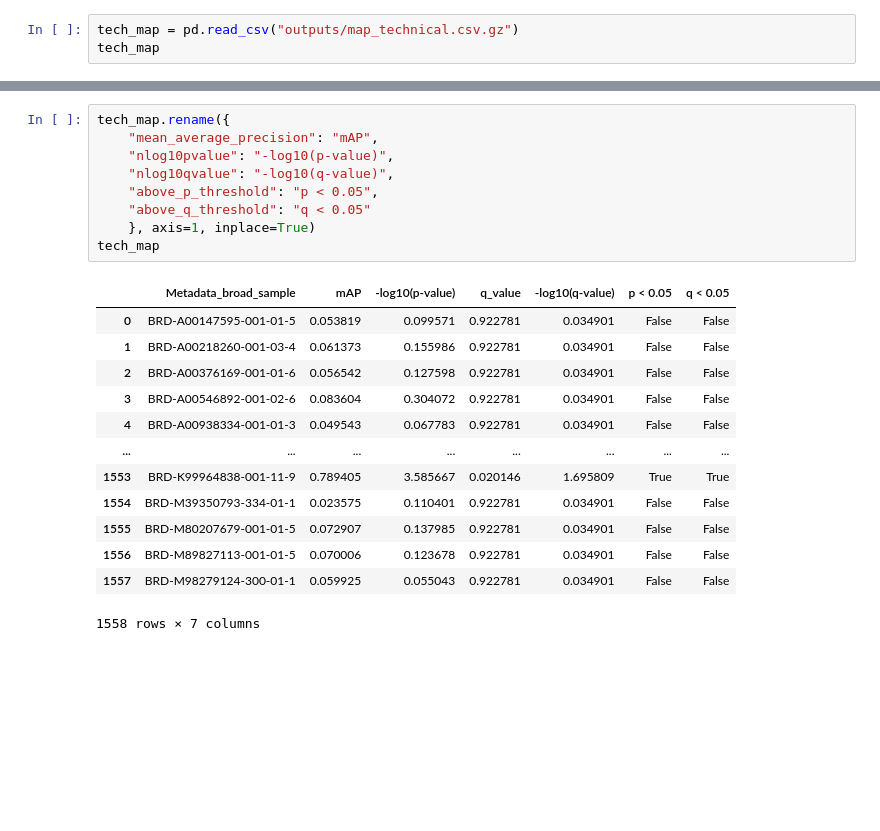
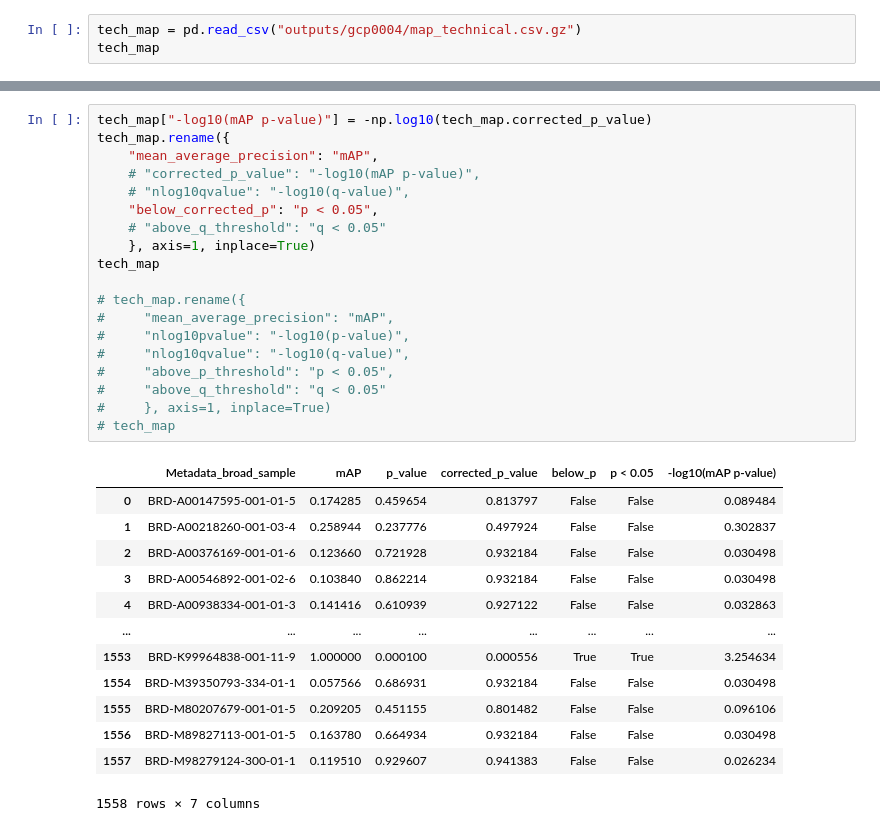
Before and after one commit to alxndrkalinin/grit-benchmark, a Jupyter notebook: 1.calculate-metrics/lincs/tech_replicability.ipynb, the cells around one changed output, grey strips where cells are left out. Drawn from its saved outputs; the diff is of its cells as text; blank space fills up the shorter version.

```diff
--- a/1.calculate-metrics/lincs/tech_replicability.ipynb
+++ b/1.calculate-metrics/lincs/tech_replicability.ipynb
@@ -16,4 +27,4 @@ plt.rcParams["font.size"] = 14
 # %%
-tech_map = pd.read_csv("outputs/map_technical.csv.gz")
+tech_map = pd.read_csv("outputs/gcp0004/map_technical.csv.gz")
 tech_map
 # %% [output]
@@ -33,24 +44,34 @@ tech_map
 # %%
+tech_map["-log10(mAP p-value)"] = -np.log10(tech_map.corrected_p_value)
 tech_map.rename({
     "mean_average_precision": "mAP",
-    "nlog10pvalue": "-log10(p-value)",
-    "nlog10qvalue": "-log10(q-value)",
-    "above_p_threshold": "p < 0.05",
-    "above_q_threshold": "q < 0.05"
+    # "corrected_p_value": "-log10(mAP p-value)",
+    # "nlog10qvalue": "-log10(q-value)",
+    "below_corrected_p": "p < 0.05",
+    # "above_q_threshold": "q < 0.05"
     }, axis=1, inplace=True)
 tech_map
+
+# tech_map.rename({
+#     "mean_average_precision": "mAP",
+#     "nlog10pvalue": "-log10(p-value)",
+#     "nlog10qvalue": "-log10(q-value)",
+#     "above_p_threshold": "p < 0.05",
+#     "above_q_threshold": "q < 0.05"
+#     }, axis=1, inplace=True)
+# tech_map
 # %% [output]
-|  | Metadata_broad_sample | mAP | -log10(p-value) | q_value | -log10(q-value) | p < 0.05 | q < 0.05 |
-| 0 | BRD-A00147595-001-01-5 | 0.053819 | 0.099571 | 0.922781 | 0.034901 | False | False |
-| 1 | BRD-A00218260-001-03-4 | 0.061373 | 0.155986 | 0.922781 | 0.034901 | False | False |
-| 2 | BRD-A00376169-001-01-6 | 0.056542 | 0.127598 | 0.922781 | 0.034901 | False | False |
-| 3 | BRD-A00546892-001-02-6 | 0.083604 | 0.304072 | 0.922781 | 0.034901 | False | False |
-| 4 | BRD-A00938334-001-01-3 | 0.049543 | 0.067783 | 0.922781 | 0.034901 | False | False |
+|  | Metadata_broad_sample | mAP | p_value | corrected_p_value | below_p | p < 0.05 | -log10(mAP p-value) |
+| 0 | BRD-A00147595-001-01-5 | 0.174285 | 0.459654 | 0.813797 | False | False | 0.089484 |
+| 1 | BRD-A00218260-001-03-4 | 0.258944 | 0.237776 | 0.497924 | False | False | 0.302837 |
+| 2 | BRD-A00376169-001-01-6 | 0.123660 | 0.721928 | 0.932184 | False | False | 0.030498 |
+| 3 | BRD-A00546892-001-02-6 | 0.103840 | 0.862214 | 0.932184 | False | False | 0.030498 |
+| 4 | BRD-A00938334-001-01-3 | 0.141416 | 0.610939 | 0.927122 | False | False | 0.032863 |
 | ... | ... | ... | ... | ... | ... | ... | ... |
-| 1553 | BRD-K99964838-001-11-9 | 0.789405 | 3.585667 | 0.020146 | 1.695809 | True | True |
-| 1554 | BRD-M39350793-334-01-1 | 0.023575 | 0.110401 | 0.922781 | 0.034901 | False | False |
-| 1555 | BRD-M80207679-001-01-5 | 0.072907 | 0.137985 | 0.922781 | 0.034901 | False | False |
-| 1556 | BRD-M89827113-001-01-5 | 0.070006 | 0.123678 | 0.922781 | 0.034901 | False | False |
-| 1557 | BRD-M98279124-300-01-1 | 0.059925 | 0.055043 | 0.922781 | 0.034901 | False | False |
+| 1553 | BRD-K99964838-001-11-9 | 1.000000 | 0.000100 | 0.000556 | True | True | 3.254634 |
+| 1554 | BRD-M39350793-334-01-1 | 0.057566 | 0.686931 | 0.932184 | False | False | 0.030498 |
+| 1555 | BRD-M80207679-001-01-5 | 0.209205 | 0.451155 | 0.801482 | False | False | 0.096106 |
+| 1556 | BRD-M89827113-001-01-5 | 0.163780 | 0.664934 | 0.932184 | False | False | 0.030498 |
+| 1557 | BRD-M98279124-300-01-1 | 0.119510 | 0.929607 | 0.941383 | False | False | 0.026234 |
 1558 rows × 7 columns
 # %%
```
Also changed, not shown: parts of 6 cells of this notebook, 9 other files.
